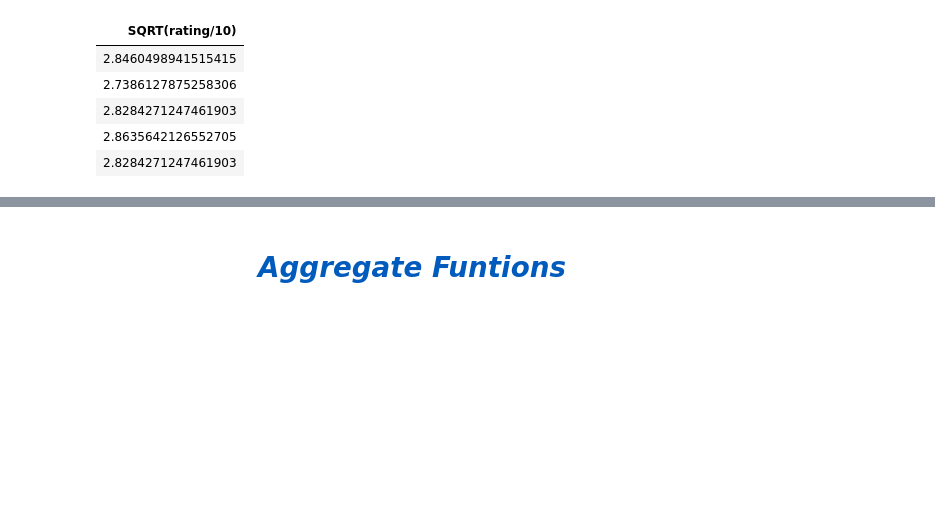
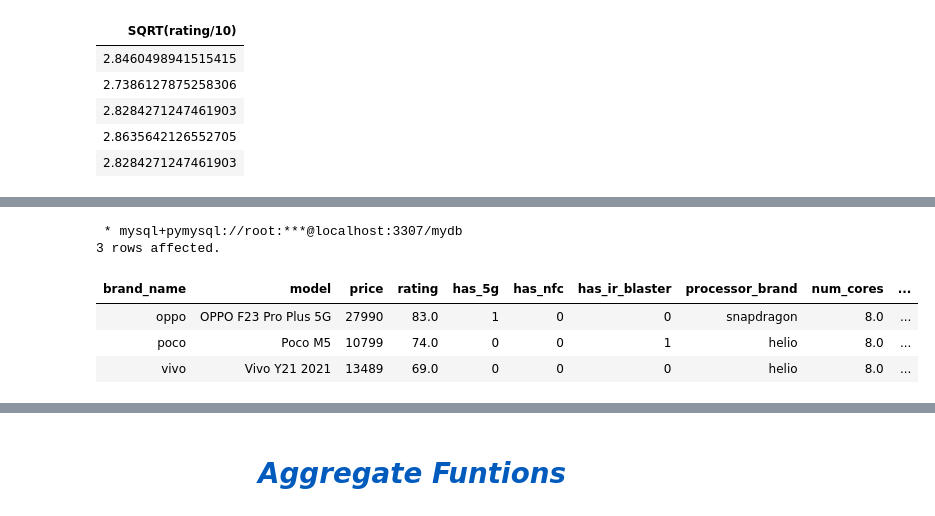
Before and after one commit to Mubeen-Ahmad/python_11, a Jupyter notebook: sql/mathematical_and_Aggregate_funtions.ipynb, the cells around one changed output, grey strips where cells are left out. Saved outputs shown, nothing was run; the diff lists cells and outputs as text; code cells hidden in the pictures; blank space fills up the shorter version.

```diff
--- a/sql/mathematical_and_Aggregate_funtions.ipynb
+++ b/sql/mathematical_and_Aggregate_funtions.ipynb
@@ -138,0 +140,12 @@ LIMIT 5
+# %%
+%%sql
+SELECT * FROM mobile
+ORDER BY RAND()
+LIMIT 3
+# %% [output]
+ * mysql+pymysql://root:***@localhost:3307/mydb
+3 rows affected.
+| brand_name | model | price | rating | has_5g | has_nfc | has_ir_blaster | processor_brand | num_cores | ... |
+| oppo | OPPO F23 Pro Plus 5G | 27990 | 83.0 | 1 | 0 | 0 | snapdragon | 8.0 | ... |
+| poco | Poco M5 | 10799 | 74.0 | 0 | 0 | 1 | helio | 8.0 | ... |
+| vivo | Vivo Y21 2021 | 13489 | 69.0 | 0 | 0 | 0 | helio | 8.0 | ... |
```
Also changed, not shown: parts of 3 cells of this notebook, 5 other files.
